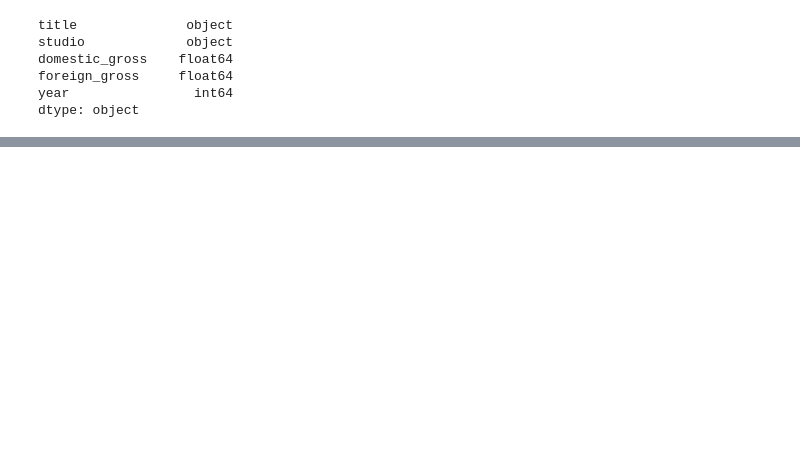
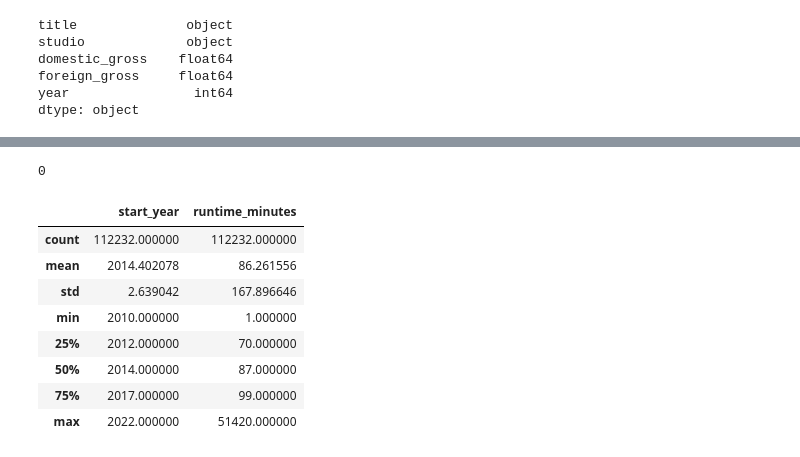
Before and after one commit to LynnsBaraka/dsf_ft_project_1, a Jupyter notebook: index.ipynb, the cells around one changed output, grey strips where cells are left out. Cells and saved outputs as stored; diff of their text form; code cells hidden in the pictures; blank space fills up the shorter version.

```diff
--- a/index.ipynb
+++ b/index.ipynb
@@ -155,0 +288,20 @@ movie_gross.head()
+# %%
+#Dropping all the null values
+movie_basics = movie_basics.dropna()
+# %%
+#Checking for any duplicate rows
+movie_basics.duplicated().sum()
+# %% [output]
+0
+# %%
+movie_basics.describe()
+# %% [output]
+|  | start_year | runtime_minutes |
+| count | 112232.000000 | 112232.000000 |
+| mean | 2014.402078 | 86.261556 |
+| std | 2.639042 | 167.896646 |
+| min | 2010.000000 | 1.000000 |
+| 25% | 2012.000000 | 70.000000 |
+| 50% | 2014.000000 | 87.000000 |
+| 75% | 2017.000000 | 99.000000 |
+| max | 2022.000000 | 51420.000000 |
```
Also changed, not shown: parts of 28 cells of this notebook.
